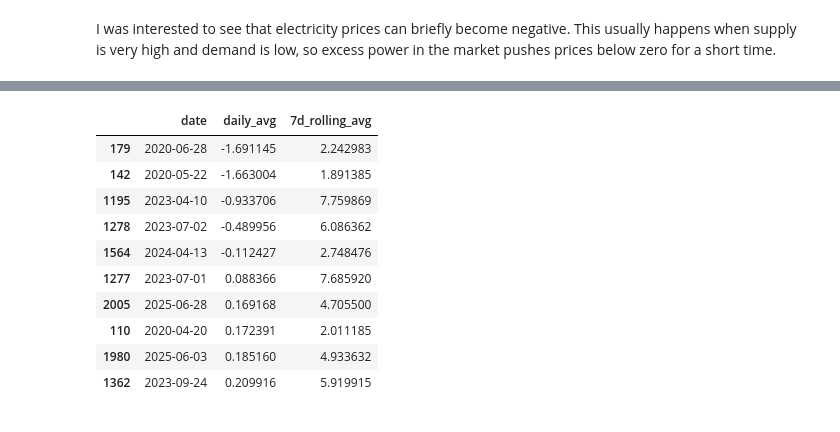
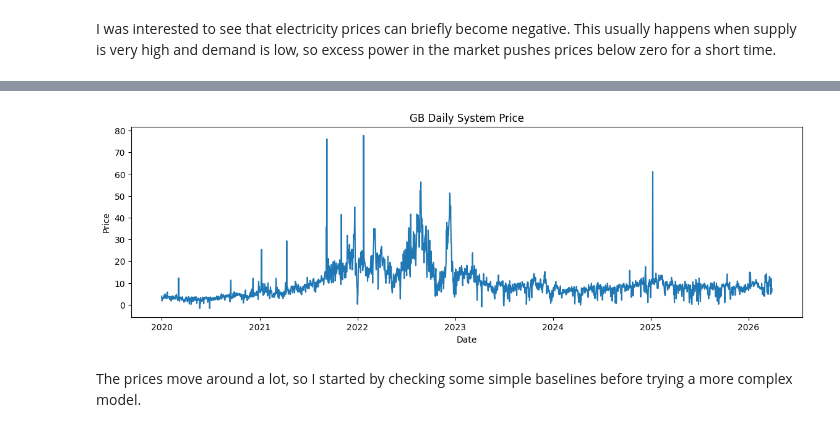
Before and after one commit to Shimzoo/uk-power-price-forecasting, a Jupyter notebook: Notebooks/uk_power_price_forecasting.ipynb, the cells around one changed output, grey strips where cells are left out. Saved outputs shown, nothing was run; the diff lists cells and outputs as text; code cells hidden in the pictures.

```diff
--- a/Notebooks/uk_power_price_forecasting.ipynb
+++ b/Notebooks/uk_power_price_forecasting.ipynb
@@ -45,3 +46,0 @@ memory usage: 53.6 KB
-# %%
-df.columns = ['date', 'daily_avg', '7d_rolling_avg']
-df.head()
@@ -131,14 +63,11 @@ df.nlargest(10,"daily_avg")
-# %%
-df.nsmallest(10,"daily_avg")
-# %% [output]
-|  | date | daily_avg | 7d_rolling_avg |
-| 179 | 2020-06-28 | -1.691145 | 2.242983 |
-| 142 | 2020-05-22 | -1.663004 | 1.891385 |
-| 1195 | 2023-04-10 | -0.933706 | 7.759869 |
-| 1278 | 2023-07-02 | -0.489956 | 6.086362 |
-| 1564 | 2024-04-13 | -0.112427 | 2.748476 |
-| 1277 | 2023-07-01 | 0.088366 | 7.685920 |
-| 2005 | 2025-06-28 | 0.169168 | 4.705500 |
-| 110 | 2020-04-20 | 0.172391 | 2.011185 |
-| 1980 | 2025-06-03 | 0.185160 | 4.933632 |
-| 1362 | 2023-09-24 | 0.209916 | 5.919915 |
+# %%
+plt.figure(figsize=(14, 4))
+plt.plot(df["date"], df["price"])
+plt.title("GB Daily System Price")
+plt.xlabel("Date")
+plt.ylabel("Price")
+plt.show()
+# %% [output]
+[figure, added]
+# %% [markdown]
+The prices move around a lot, so I started by checking some simple baselines before trying a more complex model.
```
Also changed, not shown: parts of 35 cells of this notebook, 3 other files.
